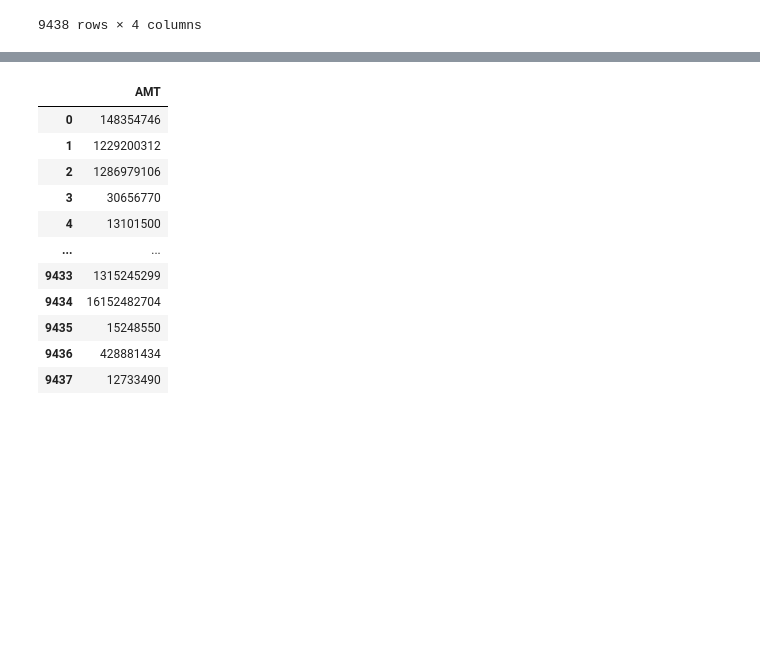
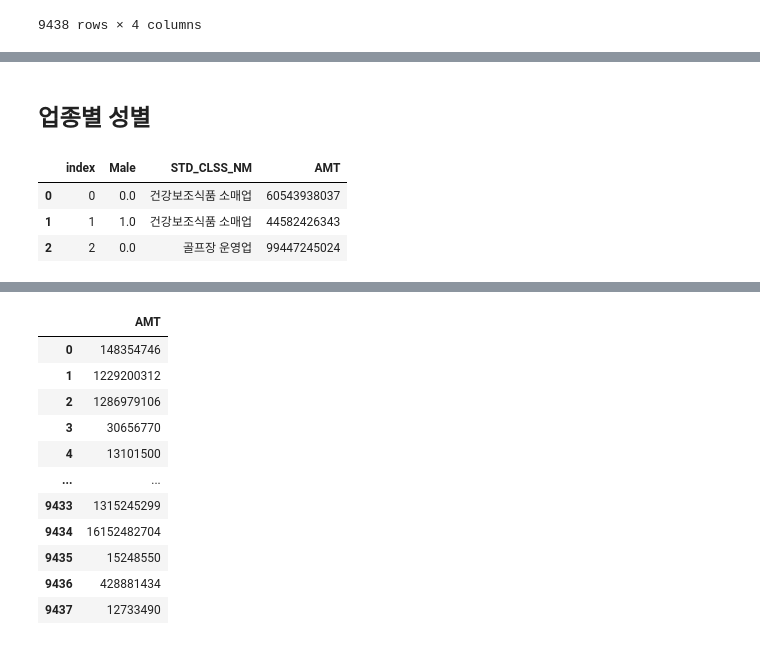
Before and after one commit to brainer3220/Jeju_CreditCard_Compete, a Jupyter notebook: 제주_빅데이터_경진대회.ipynb, the cells around one changed output, grey strips where cells are left out. Drawn from its saved outputs; the diff is of its cells as text; code cells hidden in the pictures; blank space fills up the shorter version.

```diff
--- a/제주_빅데이터_경진대회.ipynb
+++ b/제주_빅데이터_경진대회.ipynb
@@ -273,0 +297,17 @@ SidoToClassByDate
+# %% [markdown]
+## 업종별 성별
+# %%
+ClassBySex = df.groupby(['STD_CLSS_NM', 'Male']).sum()
+del ClassBySex['FLC'], ClassBySex['CSTMR_CNT'], ClassBySex['CNT'], ClassBySex['FeMale']
+pd.DataFrame(SexByDate)
+
+ClassBySex.reset_index(level=0, inplace=True)
+ClassBySex.reset_index(level=0, inplace=True)
+ClassBySex.reset_index(level=0, inplace=True)
+
+ClassBySex.head(3)
+# %% [output]
+|  | index | Male | STD_CLSS_NM | AMT |
+| 0 | 0 | 0.0 | 건강보조식품 소매업 | 60543938037 |
+| 1 | 1 | 1.0 | 건강보조식품 소매업 | 44582426343 |
+| 2 | 2 | 0.0 | 골프장 운영업 | 99447245024 |
```
Also changed, not shown: parts of 5 cells of this notebook.
